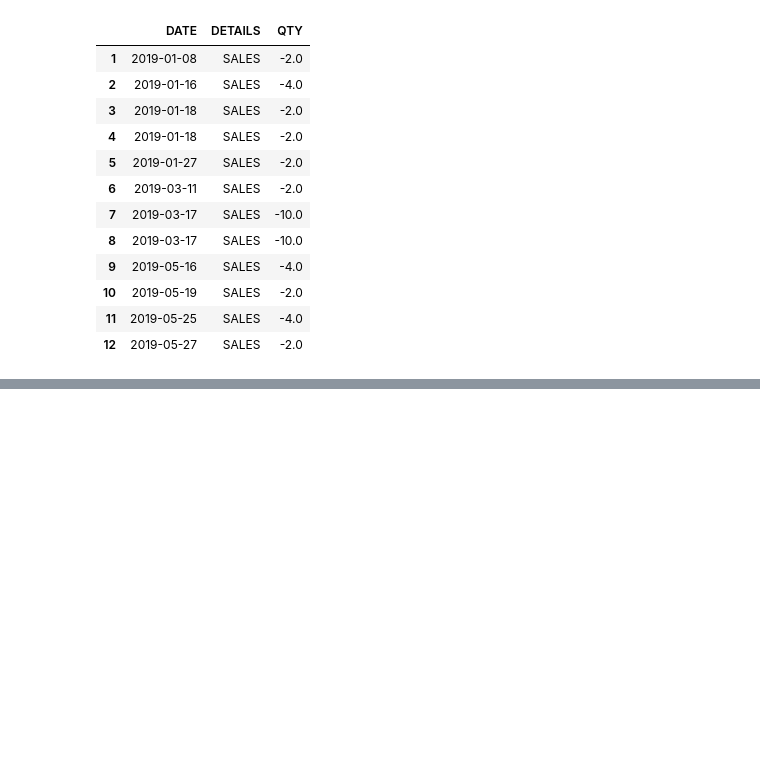
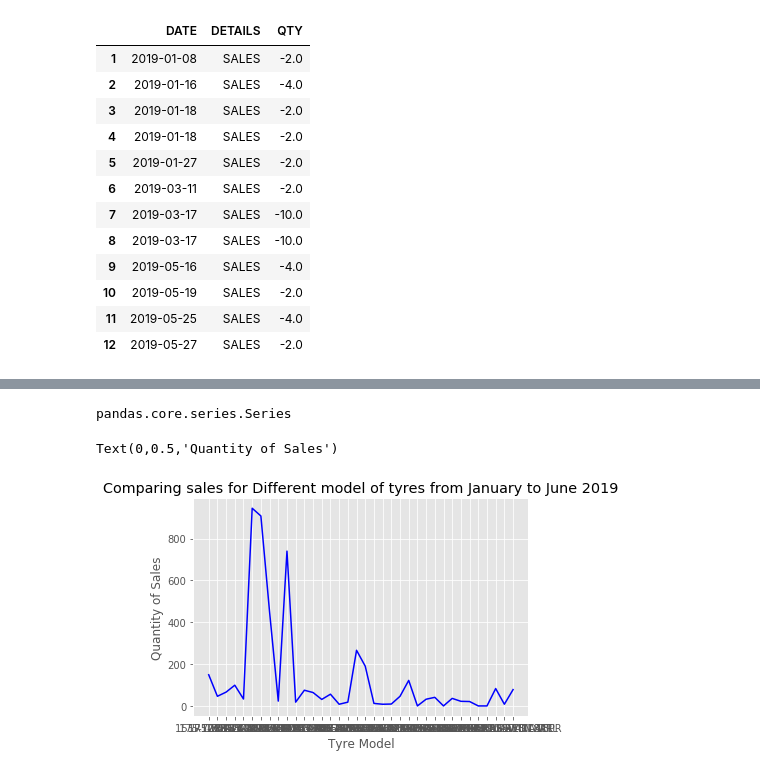
Before and after one commit to LesleyBonyo/Data-science, a Jupyter notebook: ATLAS/atlas_tyres.ipynb, the cells around one changed output, grey strips where cells are left out. Cells and saved outputs as stored; diff of their text form; code cells hidden in the pictures; blank space fills up the shorter version.

```diff
--- a/ATLAS/atlas_tyres.ipynb
+++ b/ATLAS/atlas_tyres.ipynb
@@ -144,0 +371,18 @@ Text(0, 0.5, 'Quantity of Sales')
+# %%
+type(sale36)
+# %% [output]
+pandas.core.series.Series
+# %%
+tyre_model = ['155R12C ATL', '175-70R13 ATL', '175-70R14 ATL', '175R13C ATL', '185-65R15 ATL', '185-70R13 ATL', '185-70R14 ATL', '185-70R14 LL LMA 3 INF', '185R14C ATL', '195-65R15 ATL', '195-70R14 ATL', '195R14C LMC 8 ATL', '195R14C LMC 8 INF', '195R15C GREENVAN ATL', '195R15C INF 200', '205-55R16 GREEN ATL', '205-60R16 GREEN ATL', '205-65R15 ATL', '205-70R15 R620 ATL', '205R16C ATL', '215-45R17 ATL', '215-60R16 GREEN ATL', '215-70R15C ATL', '215-70R16 ATL', '225-55R17 SPORT GREEN ATL', '225-65R17 ATL', '225-70R15C ATL', '235-35R19 SPORT GREEN ATL', '235-55R18 ATL', '235-60R18 ATL', '235-70R16 ATL', '245-45R20 SPORT GREEN ATL', '255-55R19 CROSSWIND ATL', '265-70R19.5 ATL 18PR', '385-65R22.5 ATL 18PR', '9.5R17.5 ATL']
+# %%
+sales = [sale1, sale2,sale3, sale4, sale5, sale6, sale7, sale8, sale9, sale10, sale11, sale12, sale13, sale14, sale15, sale16, sale17, sale18, sale19, sale20, sale21, sale22, sale23, sale24, sale25, sale26, sale27, sale28, sale29, sale30, sale31, sale32, sale33, sale34, sale35, sale36]
+sales = [149, 46, 66, 99, 33, 945, 908, 449, 23, 740, 18, 75, 64, 31, 56, 8,18, 266, 190, 12, 8, 9, 46, 122, 0, 32, 41, 0, 36, 22, 21, 0, 0, 83, 8, 78]
+# %%
+#plt.style.use('ggplot')
+plt.plot(tyre_model, sales, color = 'blue')
+plt.title('Comparing sales for Different model of tyres from January to June 2019')
+plt.xlabel('Tyre Model')
+plt.ylabel('Quantity of Sales')
+# %% [output]
+Text(0,0.5,'Quantity of Sales')
+[figure, added]
```
Also changed, not shown: parts of 16 cells of this notebook, 1 other file.
